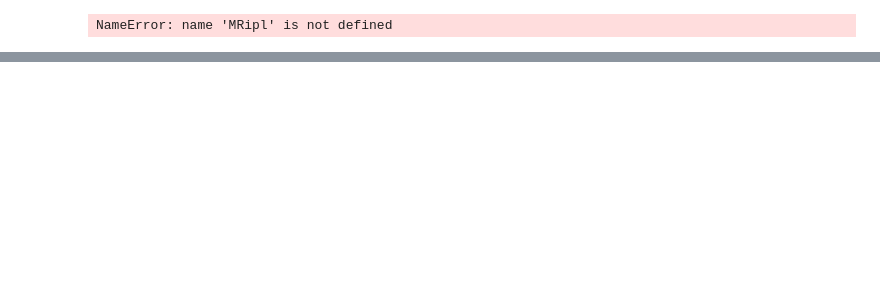
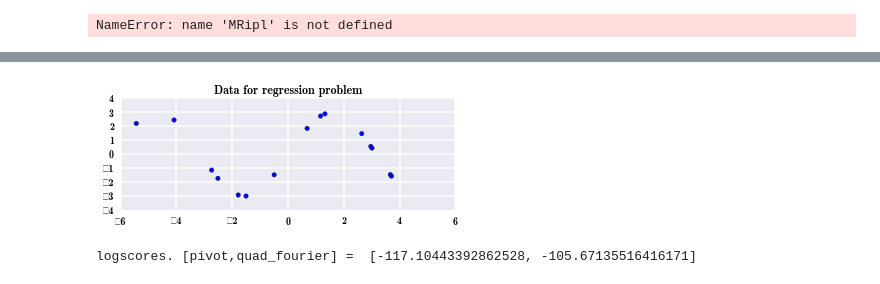
Before and after one commit to owainevans/myunit, a Jupyter notebook: pivot_quad.ipynb, the cells around one changed output, grey strips where cells are left out. Drawn from its saved outputs; the diff is of its cells as text; code cells hidden in the pictures; blank space fills up the shorter version.

```diff
--- a/pivot_quad.ipynb
+++ b/pivot_quad.ipynb
@@ -153 +159,18 @@ vp=MRipl(20,lite=lite,verbose=False); vp.execute_program(x_model_t+pivot_model)
+# %%
+quad_fourier_model='''
+[assume w0 (normal 0 3) ]
+[assume w1 (normal 0 3) ]
+[assume w2 (normal 0 3) ]
+[assume omega (normal 0 3) ]
+[assume theta (normal 0 3) ]
+[assume noise (gamma 1 1) ]
+
+[assume model (if (flip) 1 0) ]
+[assume quadratic (lambda (x) (+ w0 (* w1 x) (* w2 (* x x) ) ) ) ]
+[assume fourier (lambda (x) (+ w0 (* w1 (sin (+ (* omega x) theta) ) ) ) ) ]
+[assume f (if (= model 0) quadratic fourier) ]
+
+[assume y (mem (lambda (i) (normal (f (x i) ) noise) ) )]
+[assume n (gamma 1 1)]
+'''
 # %%
@@ -222,0 +223,16 @@ AssertionError:
+# %%
+clear_all_engines()
+vp=MRipl(8,lite=lite,verbose=False); vp.execute_program(x_model_t+pivot_model);
+vqf = MRipl(8,lite=lite,verbose=False); vqf.execute_program(x_model_t+quad_fourier_model);
+vs = [vp,vqf]
+n=15; no_transitions=200
+xys = generate_sin_data(15)
+mripls_infer(vs,xys,no_transitions,n)
+# %% [output]
+[figure, added]
+# %%
+# Comparing model performance using the mean logscore
+mean_logscores = [ np.mean( v.get_global_logscore() ) for v in vs ]
+print 'logscores. [pivot,quad_fourier] = ',mean_logscores
+# %% [output]
+logscores. [pivot,quad_fourier] =  [-117.10443392862528, -105.67135516416171]
```
Also changed, not shown: parts of 8 cells of this notebook.
